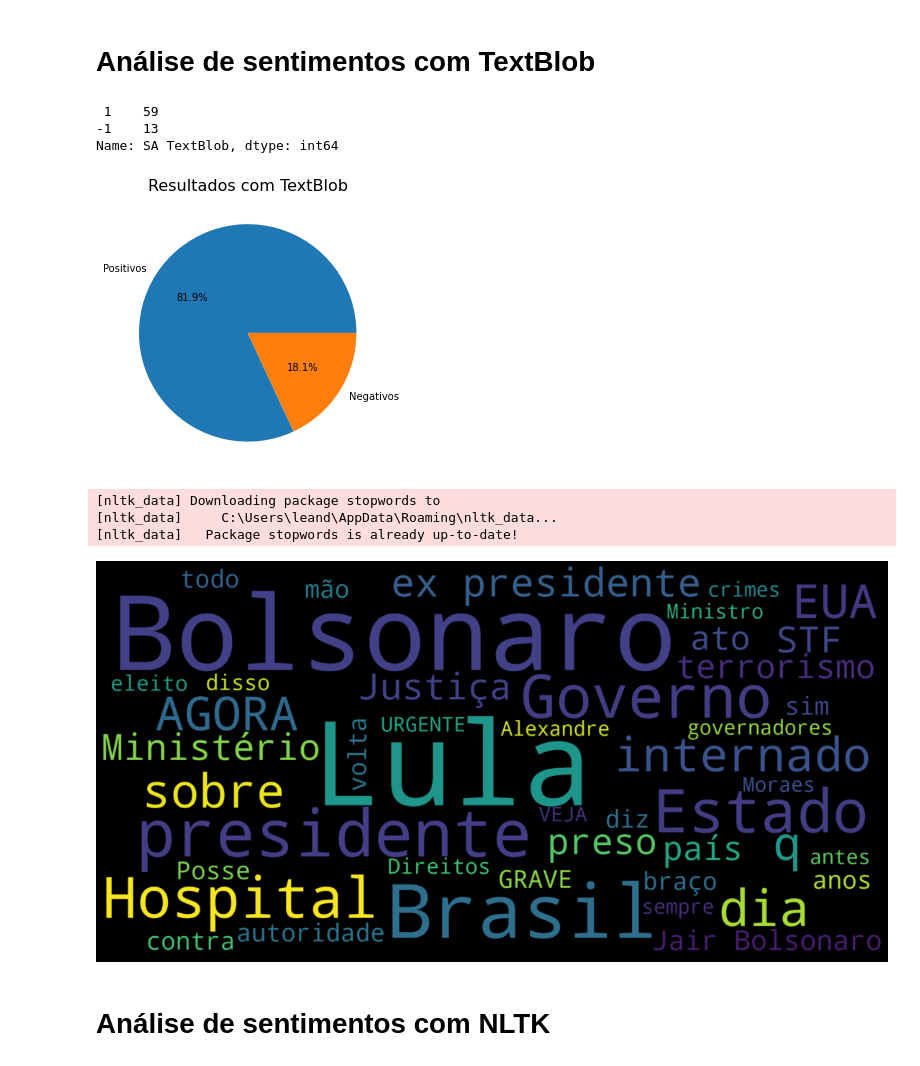
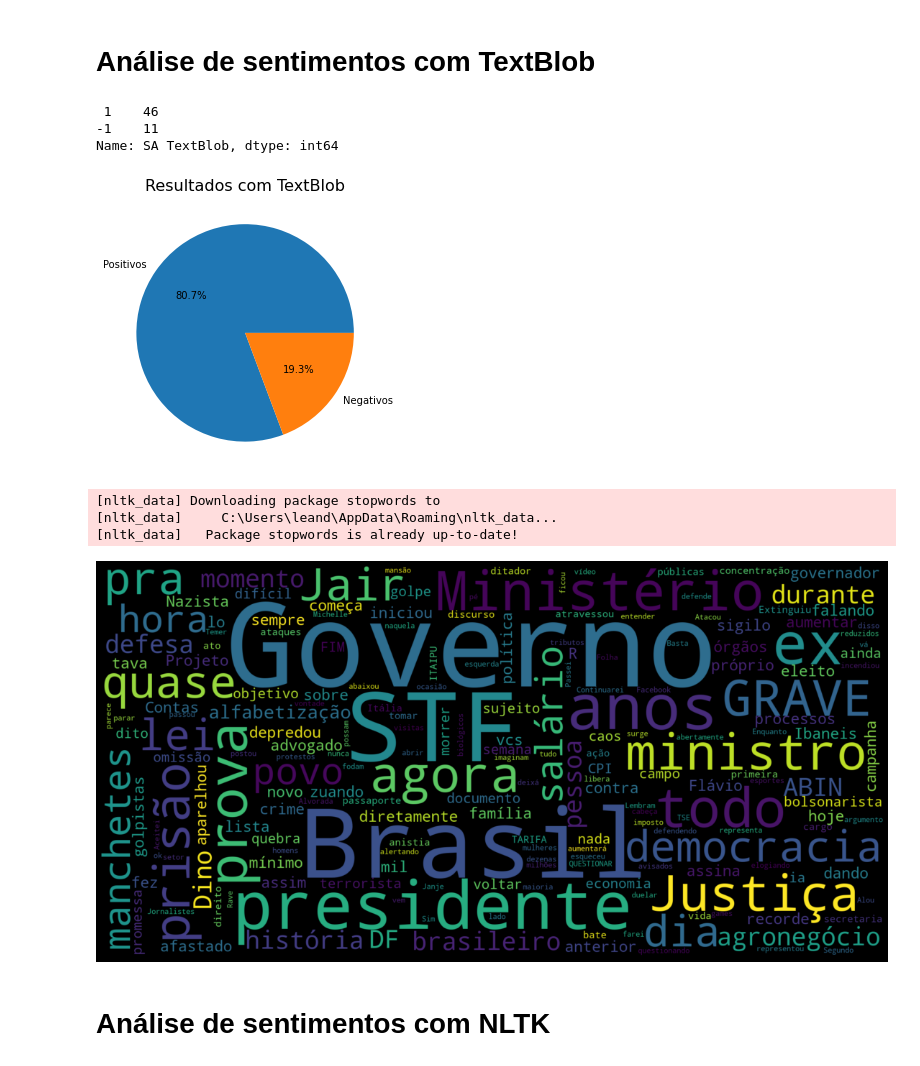
Before and after one commit to leandrosantana09/analise-de-tweets, a Jupyter notebook: analise_de_tweets.ipynb, the cells around one changed output. Saved outputs shown, nothing was run; the diff lists cells and outputs as text; code cells hidden in the pictures.

```diff
--- a/analise_de_tweets.ipynb
+++ b/analise_de_tweets.ipynb
@@ -31,22 +36,22 @@ from geopy.geocoders import Nominatim
 # %%
-def clean_tweet(tweet):
-    return ' '.join(re.sub("(@[A-Za-z0-9]+)|([^0-9A-Za-z \t])|(\w+:\/\/\S+)", " ", tweet).split())
+# def clean_tweet(tweet):
+#     return ' '.join(re.sub("(@[A-Za-z0-9]+)|([^0-9A-Za-z \t])|(\w+:\/\/\S+)", " ", tweet).split())
 
-def sentiment(tweet):
+# def sentiment(tweet, cl):
 
-    polarity = 0
+#     polarity = 0
 
-    blob = TextBlob(clean_tweet(tweet), classifier=cl) #Clean Tweets
+#     blob = TextBlob(clean_tweet(tweet), classifier=cl) #Clean Tweets
 
-    for s in blob.sentences:
-        polarity = s.classify() + polarity
+#     for s in blob.sentences:
+#         polarity = s.classify() + polarity
 
-    if polarity > 0:
-        return 1
-    elif polarity < 0:
-        return -1
-    else:
-        return 0
+#     if polarity > 0:
+#         return 1
+#     elif polarity < 0:
+#         return -1
+#     else:
+#         return 0
 # %% [markdown]
 # Autentificação
 # %%
@@ -69,9 +74,12 @@ public_tweets = api.home_timeline()
 # Searchin Twitter Timelines
 tweets = []
 info = []
+q1 = 'lula'
+q2 = 'bolsonaro'
+query = q1 + ' OR ' + q2
 
 for tweet in tw.Cursor(api.search_tweets,
-                           q = "'lula' OR 'bolsonaro",
+                           q = query,
                            tweet_mode = 'extended',
                            # rpp=100,
                            result_type="popular",
@@ -194,11 +202,11 @@ for file in files:
 
 cl = NaiveBayesClassifier(train)
 # %%
-tweets_df['SA TextBlob'] = np.array([sentiment(tweet) for tweet in tweets_df['Tweets']]) #Portuguese Dictionary
+tweets_df['SA TextBlob'] = np.array([sentiment(tweet, cl) for tweet in tweets_df['Tweets']]) #Portuguese Dictionary
 tweets_df['SA TextBlob'].value_counts()
 # %% [output]
- 1    59
--1    13
+ 1    46
+-1    11
 Name: SA TextBlob, dtype: int64
 # %%
 #Sentiment Analysis Results
@@ -215,7 +223,7 @@ ax.set_title('Resultados com TextBlob', fontsize=16)
 
 plt.show()
 # %% [output]
-[figure, old version]
+[figure, new version]
 # %%
 nltk.download('stopwords')
 from nltk.corpus import stopwords
@@ -233,33 +241,36 @@ words_clean = " ".join([word for word in words.split()
 [nltk_data] Downloading package stopwords to
 [nltk_data]     C:\Users\leand\AppData\Roaming\nltk_data...
 [nltk_data]   Package stopwords is already up-to-date!
+# %%
+new_stopwords.append(q1)
+new_stopwords.append(q2)
 # %%
 from imageio import imread
 import warnings
 
 warnings.simplefilter('ignore')
 
 #twitter_mask = imread('brasil_mask.png')
 
-wc = WordCloud(min_font_size=50,
+wc = WordCloud(min_font_size=10,
                max_font_size=300,
                background_color='black',
                mode="RGB",
                stopwords=new_stopwords,
                width=2000,
                height=1000,
                #mask=twitter_mask,
                normalize_plurals= True).generate(words_clean)
 
 
 fig, ax = plt.subplots(figsize=(20, 10), facecolor='black')
 
 plt.imshow(wc, interpolation="bilinear")
 plt.axis("off")
 plt.savefig('lula-bolsonaro.png', dpi=300)
 plt.show()
 # %% [output]
-[figure, old version]
+[figure, new version]
 # %% [markdown]
 # Análise de sentimentos com NLTK
 # %%
```
Also changed, not shown: parts of 7 cells of this notebook, 1 other file.
